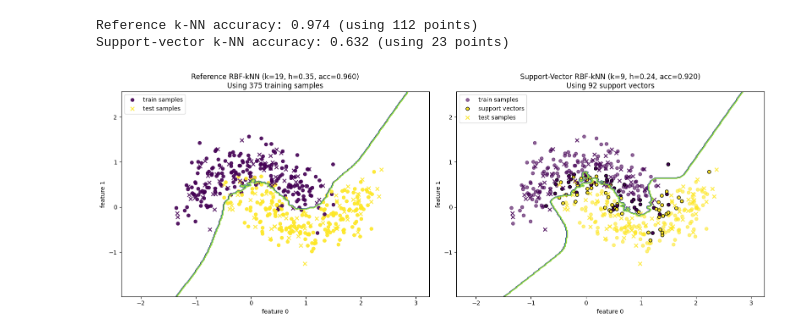
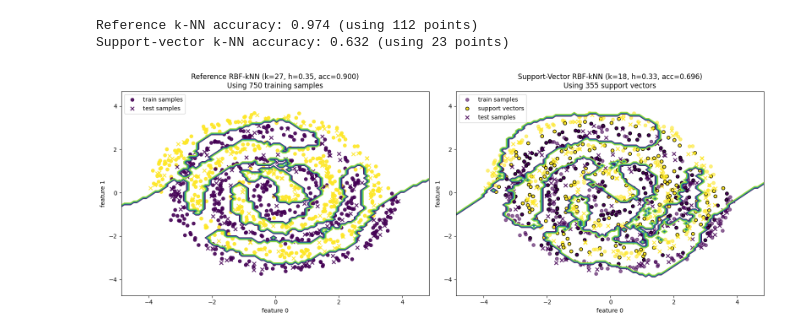
Before and after one commit to eduardo-ufmg/semana-conhecimento, a Jupyter notebook: knn.ipynb, the cells around one changed output. Drawn from its saved outputs; the diff is of its cells as text; code cells hidden in the pictures.

```diff
--- a/knn.ipynb
+++ b/knn.ipynb
@@ -584,11 +614,11 @@ Reference k-NN accuracy: 0.974 (using 112 points)
 Support-vector k-NN accuracy: 0.632 (using 23 points)
 # %%
 random_state = 0
-n_samples = 500
-noise = 0.25
+n_samples = 1000
+noise = 0.15
 
 # --- Prepare data ---
-X, y = make_moons(n_samples=n_samples, noise=noise, random_state=random_state)
+X, y = make_toy(n_samples=n_samples, noise=noise)
 X_train, X_test, y_train, y_test = train_test_split(
     X, y, stratify=y, random_state=random_state
 )
@@ -619,41 +649,39 @@ DecisionBoundaryDisplay.from_estimator(
     response_method="predict",
     plot_method="contour",
     ax=ax1,
-    grid_resolution=300,
 )
 
 ax1.scatter(X_train[:, 0], X_train[:, 1], c=y_train, s=30, label="train samples", alpha=0.9)
 ax1.scatter(X_test[:, 0], X_test[:, 1], c=y_test, marker='x', s=40, label="test samples", alpha=0.9)
 ax1.set_title(f"Reference RBF-kNN (k={pipe.named_steps['rbfkneighborsclassifier'].k_}, h={pipe.named_steps['rbfkneighborsclassifier'].h_:.2f}, acc={acc:.3f})\nUsing {len(X_train)} training samples")
 ax1.set_xlabel("feature 0")
 ax1.set_ylabel("feature 1")
 ax1.legend(loc="upper left")
 
 # Right plot: Support vector classifier
 DecisionBoundaryDisplay.from_estimator(
     pipe_sv,
     X_train,
     response_method="predict",
     plot_method="contour",
     ax=ax2,
-    grid_resolution=300,
 )
 
 sv_mask = pipe_sv.named_steps['svrbfkneighborsclassifier'].sv_mask
 
 X_sup, y_sup = X_train[sv_mask], y_train[sv_mask]
 
 ax2.scatter(X_train[:, 0], X_train[:, 1], c=y_train, s=30, label="train samples", alpha=0.6)
 ax2.scatter(X_sup[:, 0], X_sup[:, 1], c=y_sup, s=30, edgecolors='black', label="support vectors")
 ax2.scatter(X_test[:, 0], X_test[:, 1], c=y_test, marker='x', s=40, label="test samples", alpha=0.9)
 ax2.set_title(f"Support-Vector RBF-kNN (k={pipe_sv.named_steps['svrbfkneighborsclassifier'].k_}, h={pipe_sv.named_steps['svrbfkneighborsclassifier'].h_:.2f}, acc={sv_acc:.3f})\nUsing {len(X_sup)} support vectors")
 ax2.set_xlabel("feature 0")
 ax2.set_ylabel("feature 1")
 ax2.legend(loc="upper left")
 plt.tight_layout()
 plt.show()
 # %% [output]
-[figure, old version]
+[figure, new version]
 # %%
 # Get likelihood space for both models
 likelihood_ref = clf_ref.likelihood_space()
```
Also changed, not shown: parts of 22 cells of this notebook.
